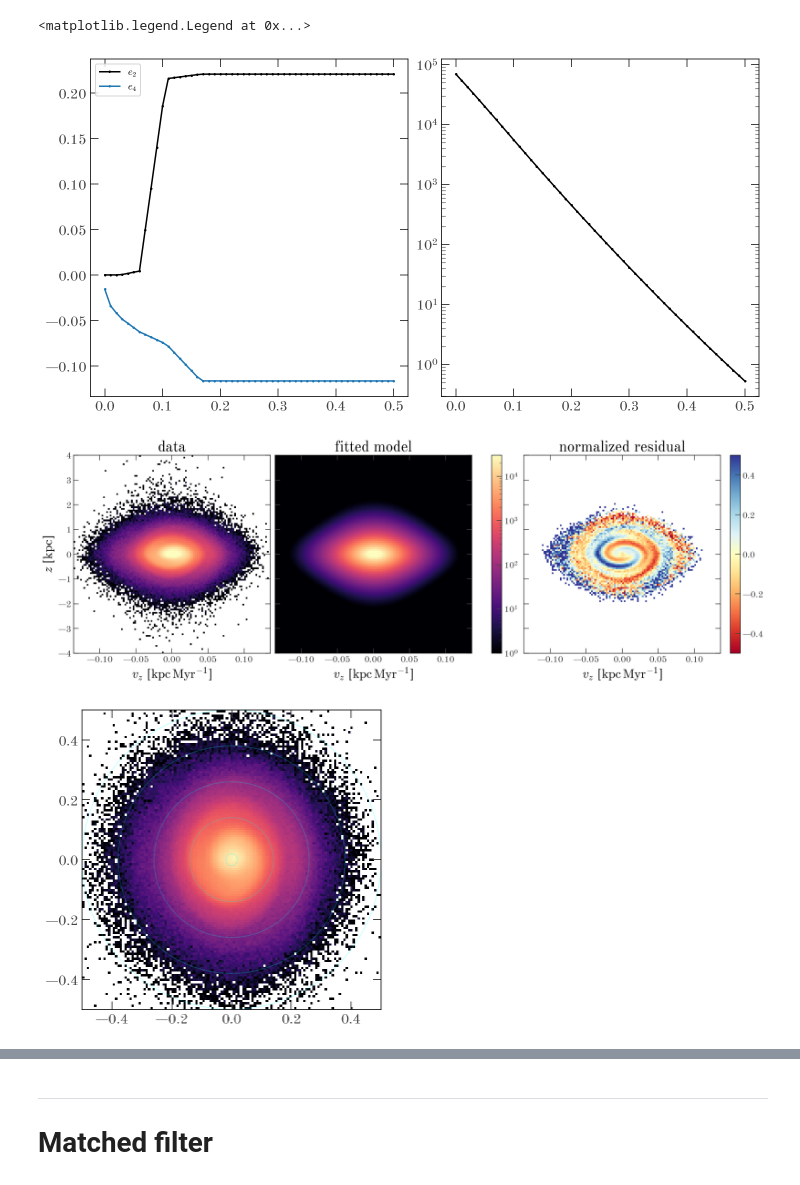
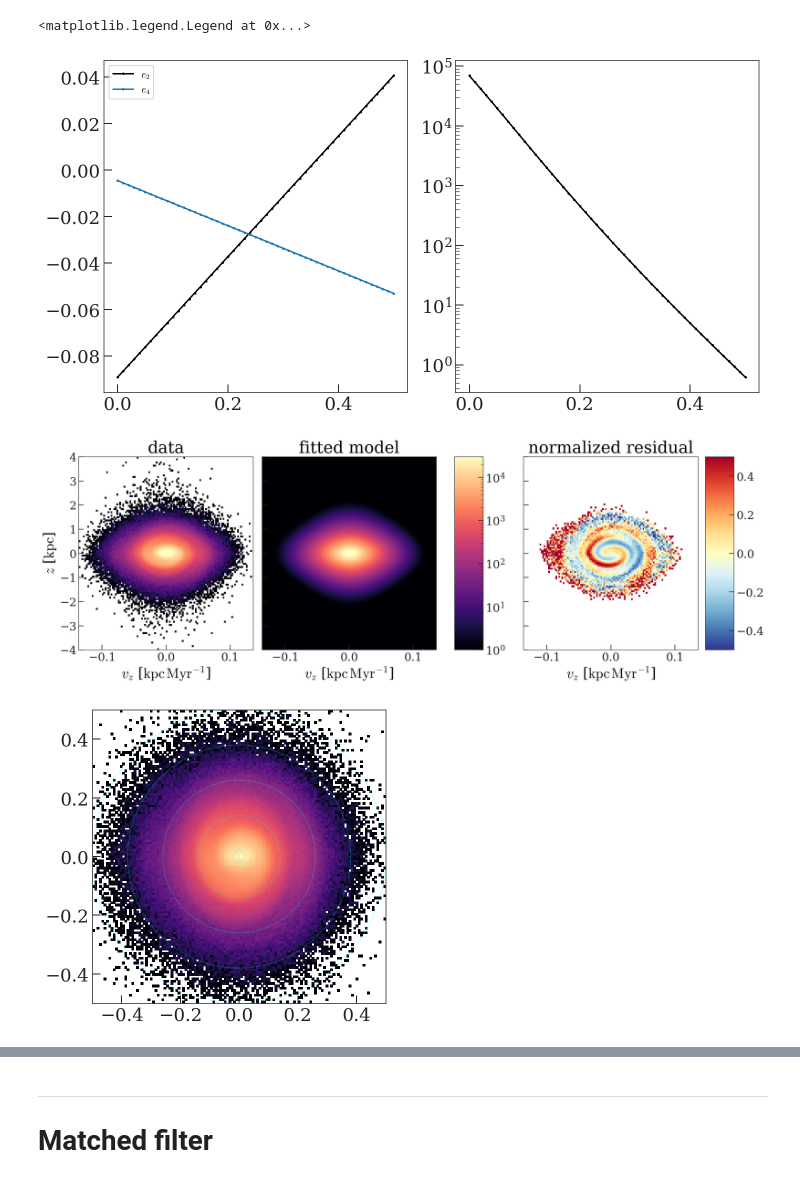
Before and after one commit to adrn/SnailTime, a Jupyter notebook: notebooks/Matched-filter.ipynb, the cells around one changed output, grey strips where cells are left out. Drawn from its saved outputs; the diff is of its cells as text; code cells hidden in the pictures.

```diff
--- a/notebooks/Matched-filter.ipynb
+++ b/notebooks/Matched-filter.ipynb
@@ -25,8 +25,8 @@ from schnecke.data import get_data_im
 model = VerticalOrbitModel(
     dens_knots=jnp.linspace(0, np.sqrt(1.5), 8)**2,
     e_knots={
-        2: jnp.linspace(0, np.sqrt(1.5), 16)**2,
-        4: jnp.linspace(0, np.sqrt(1.5), 16)**2,
+        2: jnp.array([0., 1.]),
+        4: jnp.array([0., 1.]),
         # 6: jnp.linspace(0, np.sqrt(1.2), 9)**2,  # e6 HERE
         # 8: jnp.linspace(0, np.sqrt(1.2), 9)**2,  # e6 HERE
     }
@@ -37,7 +37,7 @@ Omegaz0 = ((15*u.km/u.s) / (450*u.pc)).to_value(1/u.Myr)
 im_bins = {'z': np.linspace(-4, 4, 121)}
 im_bins['vz'] = im_bins['z'] * Omegaz0
 # %%
-test_data = at.QTable.read("GaiaDR3-zvz-Rg8.0-9.0.fits")
+test_data = at.QTable.read("test-data/GaiaDR3-zvz-Rg8.0-9.0.fits")
 # test_data = at.QTable.read("GaiaDR3-zvz-Rg10.0-11.0.fits")
 
 # Simulated data to try here in test_data
@@ -54,9 +54,14 @@ data_H = get_data_im(test_data['z'], test_data['vz'], im_bins)
 # %%
 e_vals0 = {}
 e_vals0[2] = np.zeros(len(model.e_knots[2]))
-e_vals0[2][4] = 0.2
+e_vals0[2][1] = 0.2
 e_vals0[4] = np.zeros(len(model.e_knots[4]))
-e_vals0[4][4] = -0.1
+e_vals0[4][1] = -0.1
+
+# e_vals0[2] = np.zeros(len(model.e_knots[2]))
+# e_vals0[2][4] = 0.2
+# e_vals0[4] = np.zeros(len(model.e_knots[4]))
+# e_vals0[4][4] = -0.1
 
 # e6 HERE
 # e_vals0[6] = np.zeros(len(model.e_knots[6]))
@@ -78,7 +83,8 @@ bounds_l = {
     'ln_dens_vals': np.full_like(params0['ln_dens_vals'], -5.),
     'ln_Omega': -5.,
     'e_vals': {
-        2: np.full_like(params0['e_vals'][2], 0.),
+        2: np.full_like(params0['e_vals'][2], -0.3),
+#         2: np.full_like(params0['e_vals'][2], 0.),
         4: np.full_like(params0['e_vals'][4], -0.3),
 #         6: np.full_like(params0['e_vals'][6], -0.2), # e6 HERE
 #         8: np.full_like(params0['e_vals'][8], -0.2), # e6 HERE
@@ -92,7 +98,8 @@ bounds_r = {
     'ln_Omega': 0.,
     'e_vals': {
         2: np.full_like(params0['e_vals'][2], 0.3),
-        4: np.full_like(params0['e_vals'][4], 0),
+        4: np.full_like(params0['e_vals'][4], 0.3),
+#         4: np.full_like(params0['e_vals'][4], 0),
 #         6: np.full_like(params0['e_vals'][6], 0.2), # e6 HERE
 #         8: np.full_like(params0['e_vals'][8], 0.2), # e6 HERE
     }
@@ -170,41 +171,42 @@ axes[1].set_yscale('log')
 axes[0].legend()
 # %% [output]
 <matplotlib.legend.Legend at 0x...>
-[figure, old version]
+[figure, new version]
 # %%
-vlim = dict(norm=mpl.colors.LogNorm(vmax=3e4))
+vlim = dict(norm=mpl.colors.LogNorm(vmax=3e4), shading='auto')
 
 fig, axes = plt.subplots(
     1, 3, figsize=(16, 5.4), sharex=True, sharey=True,
     constrained_layout=True
 )
 
 cs = axes[0].pcolormesh(data_H['vz'], data_H['z'], data_H['H'], **vlim)
 
 model_H = np.exp(model.ln_density(res.params, z=data_H['z'], vz=data_H['vz']))
 cs = axes[1].pcolormesh(data_H['vz'], data_H['z'], model_H, **vlim)
 fig.colorbar(cs, ax=axes[:2])
 
 resid = np.array((data_H['H'] - model_H) / model_H)
 resid[data_H['H'] < 5] = np.nan
 # resid = convolve(resid, Gaussian2DKernel(0.65))
 cs = axes[2].pcolormesh(
     data_H['vz'], data_H['z'],
     resid,
     vmin=-0.5, vmax=0.5,
-    cmap='RdYlBu'
+    cmap='RdYlBu_r',
+    shading='auto'
 )
 fig.colorbar(cs, ax=axes[2])
 
 for ax in axes:
     ax.set_xlabel(f'$v_z$ [{u.kpc/u.Myr:latex_inline}]')
 axes[0].set_ylabel(f'$z$ [{u.kpc:latex_inline}]')
 
 axes[0].set_title('data')
 axes[1].set_title('fitted model')
 axes[2].set_title('normalized residual');
 # %% [output]
-[figure, old version]
+[figure, new version]
 # %%
 rz, init_rz, init_th = model.get_rz_th(
     test_data['z'].to_value(u.kpc),
@@ -224,7 +226,7 @@ for rr in np.linspace(0.02, 0.5, 5):
     circ = mpl.patches.Circle((0,0), rr, facecolor='none', edgecolor='cyan', alpha=0.2)
     ax.add_patch(circ)
 # %% [output]
-[figure, old version]
+[figure, new version]
 # %%
 fig, axes = plt.subplots(
     1, 2, figsize=(12, 5), sharex=True, sharey=True,
```
Also changed, not shown: parts of 8 cells of this notebook.
